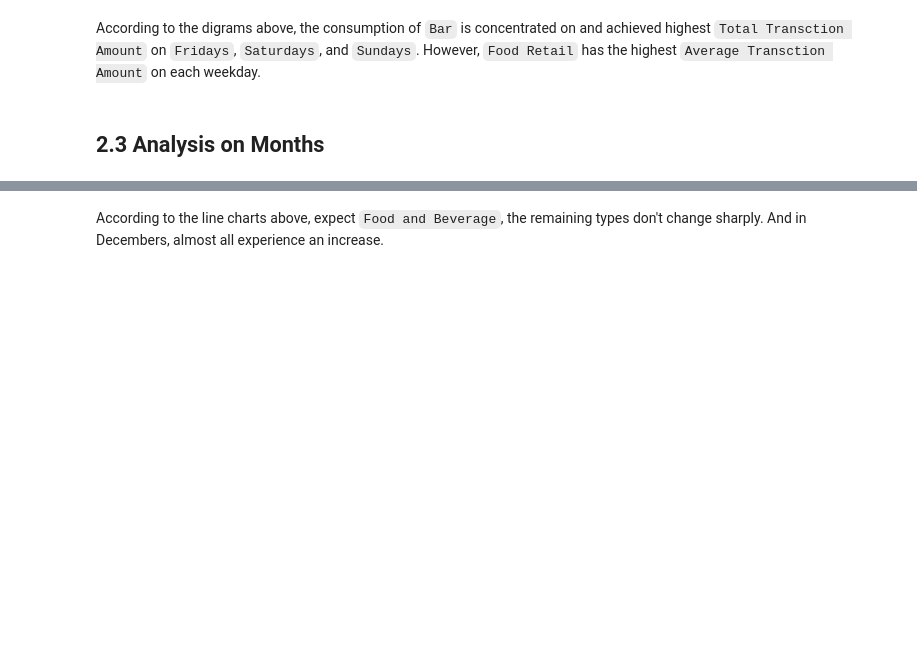
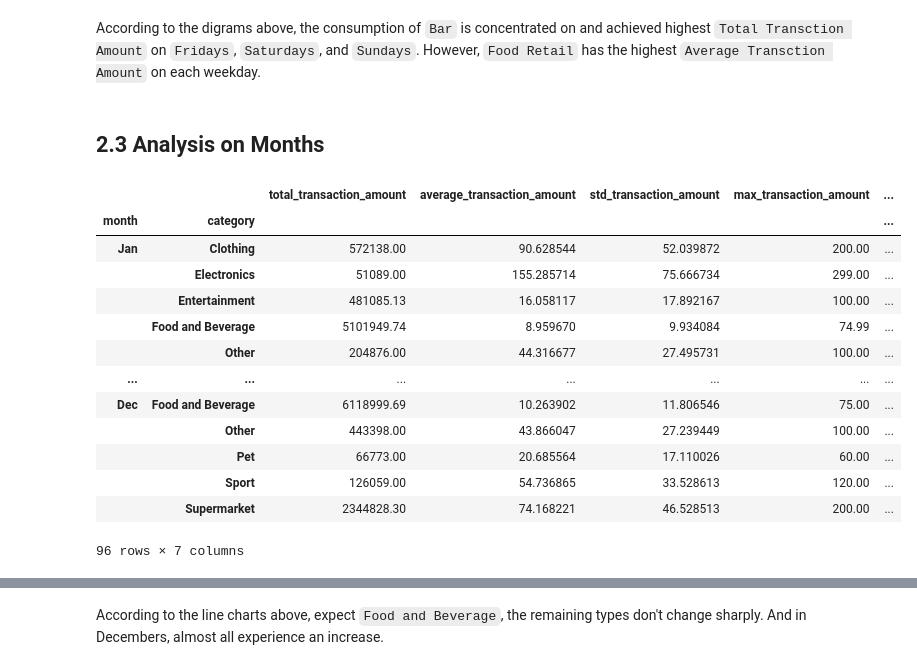
Before and after one commit to UoB-DSMP-2023-24/dsmp-2024-group26, a Jupyter notebook: Consumption_Type_Analysis.ipynb, the cells around one changed output, grey strips where cells are left out. Saved outputs shown, nothing was run; the diff lists cells and outputs as text; code cells hidden in the pictures; blank space fills up the shorter version.

```diff
--- a/Consumption_Type_Analysis.ipynb
+++ b/Consumption_Type_Analysis.ipynb
@@ -361,21 +380,36 @@ day_count = {
 # %%
 consumption_month_type_II = consumption_month.groupby(['month', 'category'])['money_amount'].agg(['sum', 'mean', 'std','max', 'min', 'count']).sort_values(by='month')
 consumption_month_type_II = consumption_month_type_II.reset_index()
 consumption_month_type_II['month_count'] = consumption_month_type_II['month'].apply(lambda x: day_count[x])
 consumption_month_type_II['average_transaction_volume'] = consumption_month_type_II['count']/consumption_month_type_II['month_count']
 consumption_month_type_II['average_transaction_volume'] = consumption_month_type_II['average_transaction_volume'].astype(int)
 consumption_month_type_II.drop(['month_count'],axis=1,inplace=True)
 consumption_month_type_II.rename(columns={
     'sum':'total_transaction_amount',
     'mean':'average_transaction_amount',
     'std':'std_transaction_amount',
     'max':'max_transaction_amount',
     'min':'min_transaction_amount',
     'count':'total_transaction_volume'
 },inplace=True)
-consumption_month_type_II = consumption_month_type_II.set_index(['month','type_II'])
+consumption_month_type_II = consumption_month_type_II.set_index(['month','category'])
 consumption_month_type_II = consumption_month_type_II.sort_index()
 display(consumption_month_type_II)
+# %% [output]
+|  |  | total_transaction_amount | average_transaction_amount | std_transaction_amount | max_transaction_amount | ... |
+| month | category |  |  |  |  | ... |
+| Jan | Clothing | 572138.00 | 90.628544 | 52.039872 | 200.00 | ... |
+|  | Electronics | 51089.00 | 155.285714 | 75.666734 | 299.00 | ... |
+|  | Entertainment | 481085.13 | 16.058117 | 17.892167 | 100.00 | ... |
+|  | Food and Beverage | 5101949.74 | 8.959670 | 9.934084 | 74.99 | ... |
+|  | Other | 204876.00 | 44.316677 | 27.495731 | 100.00 | ... |
+| ... | ... | ... | ... | ... | ... | ... |
+| Dec | Food and Beverage | 6118999.69 | 10.263902 | 11.806546 | 75.00 | ... |
+|  | Other | 443398.00 | 43.866047 | 27.239449 | 100.00 | ... |
+|  | Pet | 66773.00 | 20.685564 | 17.110026 | 60.00 | ... |
+|  | Sport | 126059.00 | 54.736865 | 33.528613 | 120.00 | ... |
+|  | Supermarket | 2344828.30 | 74.168221 | 46.528513 | 200.00 | ... |
+96 rows × 7 columns
 # %%
 titles = ['total_transaction_amount','average_transaction_amount','total_transaction_volume', 'average_transaction_volume']
 fig, axes = plt.subplots(nrows=2, ncols=2, figsize=(20, 18))
```
Also changed, not shown: parts of 3 cells of this notebook.
